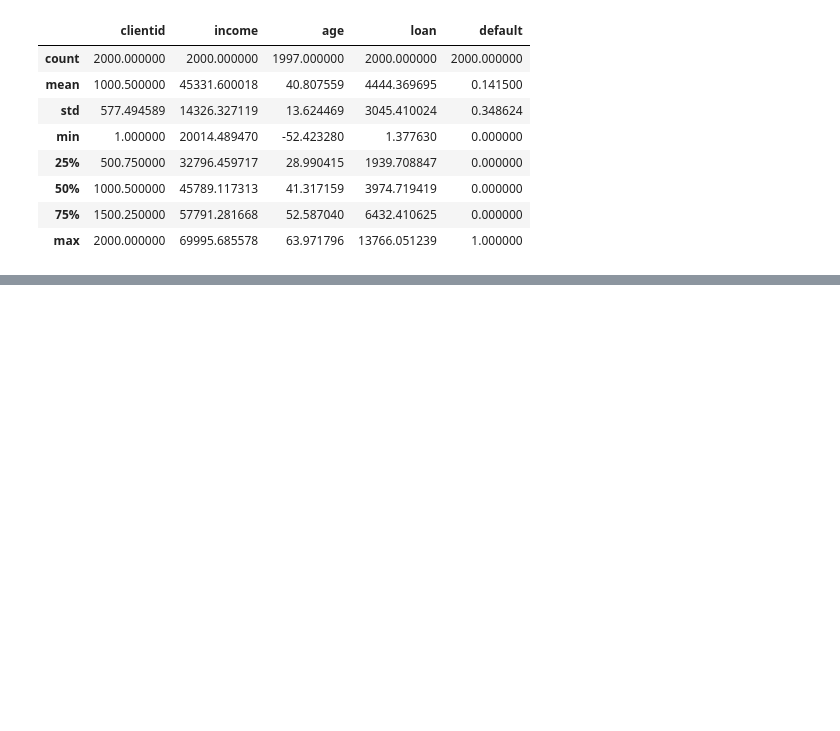
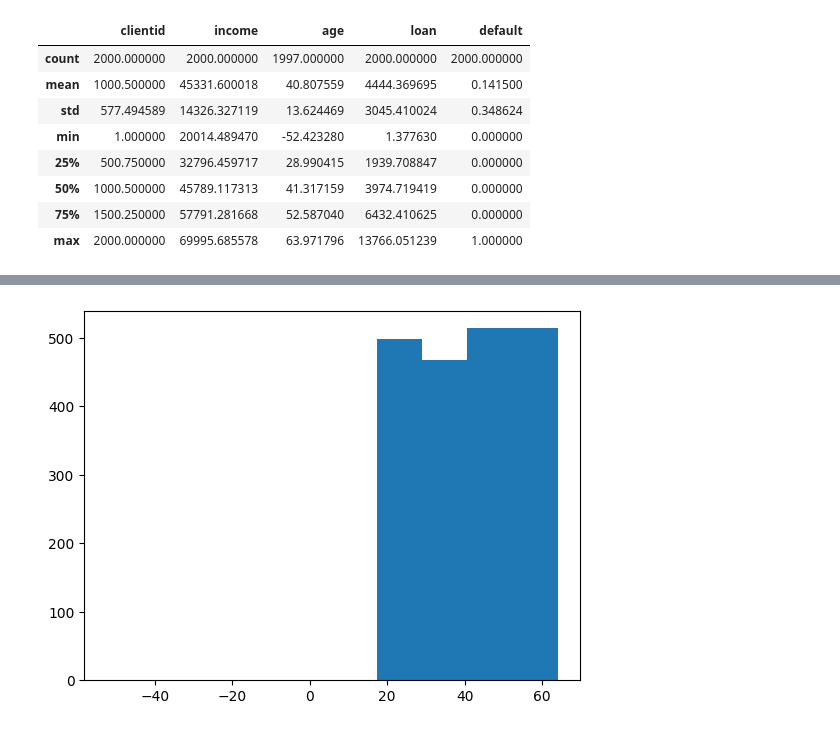
Before and after one commit to saveasgabriel/curso-ml-datascience-udemy, a Jupyter notebook: notebooks/preprocessamento.ipynb, the cells around one changed output, grey strips where cells are left out. Drawn from its saved outputs; the diff is of its cells as text; code cells hidden in the pictures; blank space fills up the shorter version.

```diff
--- a/notebooks/preprocessamento.ipynb
+++ b/notebooks/preprocessamento.ipynb
@@ -61,0 +88,5 @@ base_credit.describe()
+# %%
+# Verificando a frequencia por idade
+plt.hist(x = base_credit['age']);
+# %% [output]
+[figure, added]
```
Also changed, not shown: parts of 13 cells of this notebook, 3 other files.
